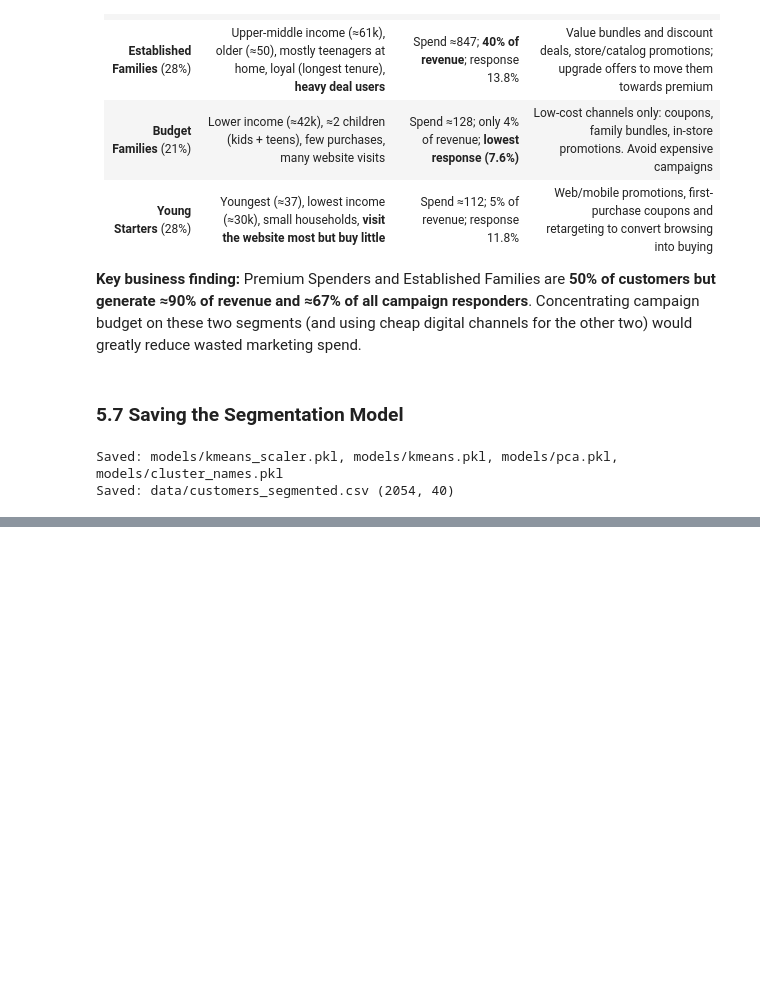
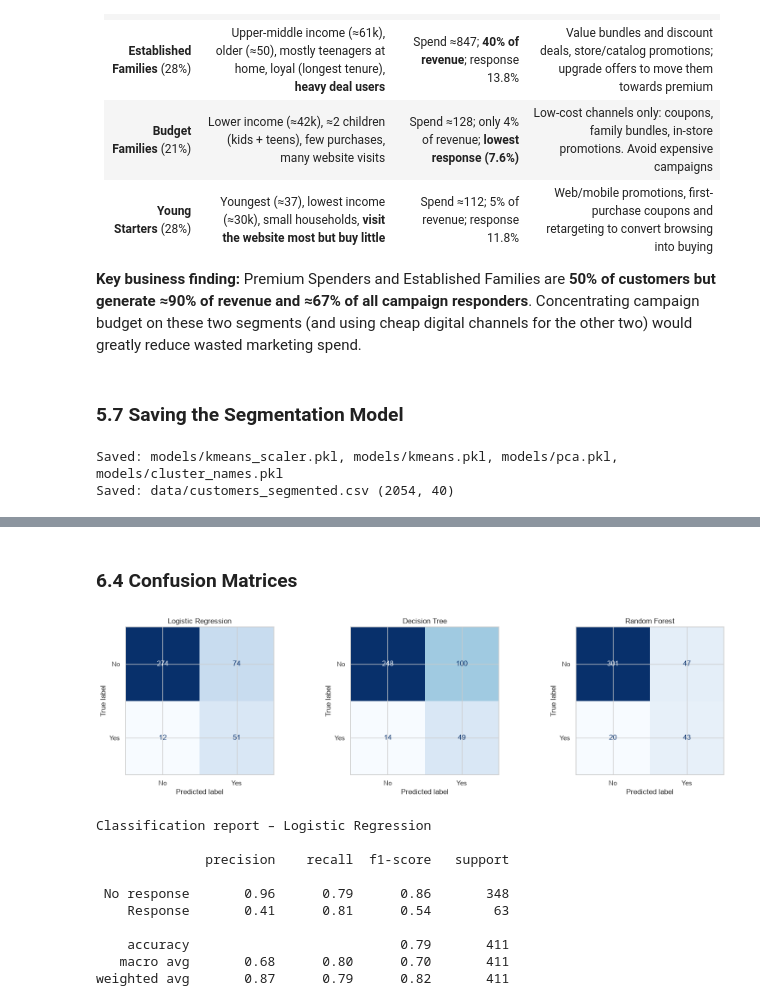
Before and after one commit to manasvigohil28/Customer-Segmentation-Campaign-Optimization, a Jupyter notebook: notebooks/analysis.ipynb, the cells around one changed output, grey strips where cells are left out. Drawn from its saved outputs; the diff is of its cells as text; code cells hidden in the pictures; blank space fills up the shorter version.

```diff
--- a/notebooks/analysis.ipynb
+++ b/notebooks/analysis.ipynb
@@ -934,0 +1047,4 @@ Saved: data/customers_segmented.csv (2054, 40)
+# %%
+best_name = max(cv_auc, key=cv_auc.get)
+best_model = models[best_name]
+print(f"Best model (chosen by cross-validated ROC-AUC on training data): {best_name}")
@@ -934,0 +1061,23 @@ Saved: data/customers_segmented.csv (2054, 40)
+# %% [markdown]
+### 6.4 Confusion Matrices
+# %%
+fig, ax = plt.subplots(1, 3, figsize=(16, 4.5))
+for a, name in zip(ax, models):
+    cm = confusion_matrix(y_test, (probas[name] >= 0.5).astype(int))
+    ConfusionMatrixDisplay(cm, display_labels=["No", "Yes"]).plot(ax=a, cmap="Blues", colorbar=False)
+    a.set_title(name)
+save("23_confusion_matrices"); plt.show()
+print(f"Classification report – {best_name}\n")
+print(classification_report(y_test, (probas[best_name] >= 0.5).astype(int), target_names=["No response", "Response"]))
+# %% [output]
+[figure, added]
+Classification report – Logistic Regression
+
+              precision    recall  f1-score   support
+
+ No response       0.96      0.79      0.86       348
+    Response       0.41      0.81      0.54        63
+
+    accuracy                           0.79       411
+   macro avg       0.68      0.80      0.70       411
+weighted avg       0.87      0.79      0.82       411
```
Also changed, not shown: parts of 26 cells of this notebook, 13 other files.
